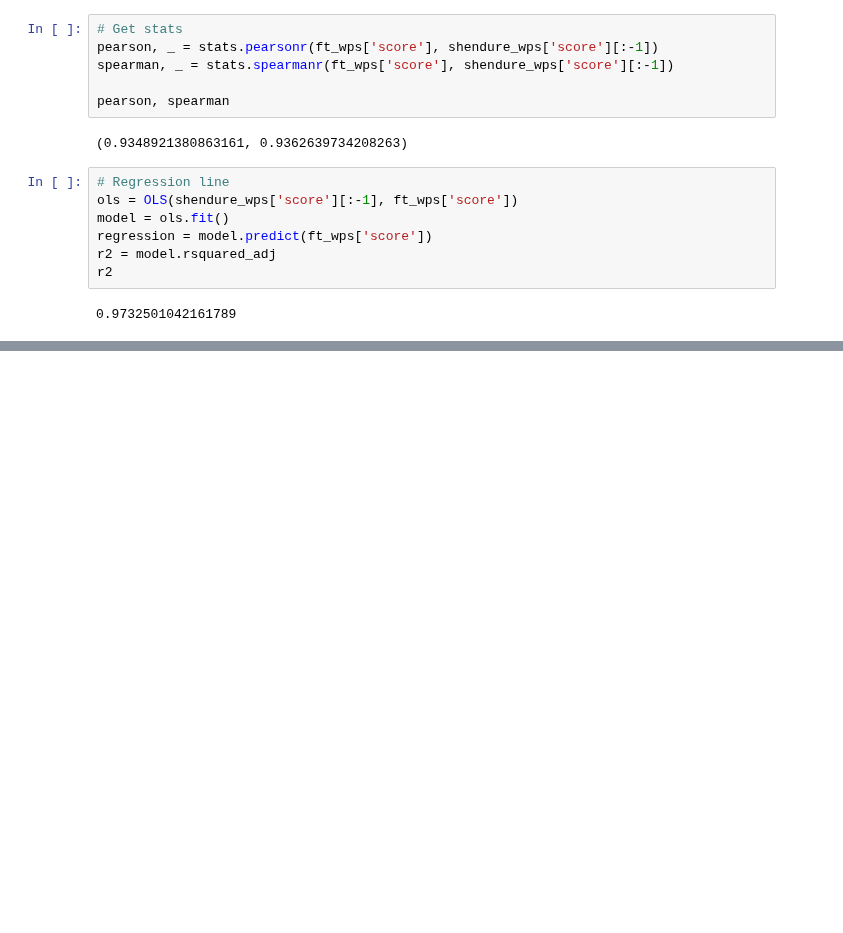
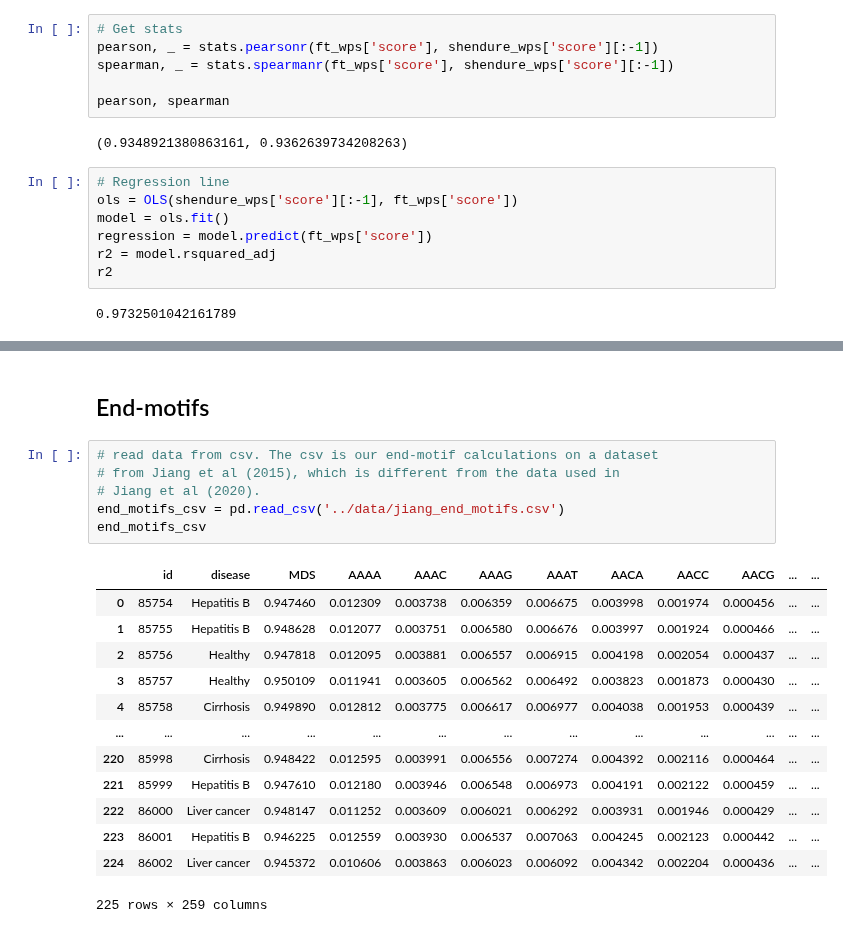
Before and after one commit to epifluidlab/FinaleToolkit, a Jupyter notebook: figs/frag_features_fig.ipynb, the cells around one changed output, grey strips where cells are left out. Saved outputs shown, nothing was run; the diff lists cells and outputs as text; blank space fills up the shorter version.

```diff
--- a/figs/frag_features_fig.ipynb
+++ b/figs/frag_features_fig.ipynb
@@ -107,0 +110,22 @@ Text(-15, -80, "$R^2=0.9733$\nPearson's $\\rho = 0.9349$\nSpearman's $r = 0.9363
+# %% [markdown]
+## End-motifs
+# %%
+# read data from csv. The csv is our end-motif calculations on a dataset
+# from Jiang et al (2015), which is different from the data used in
+# Jiang et al (2020).
+end_motifs_csv = pd.read_csv('../data/jiang_end_motifs.csv')
+end_motifs_csv
+# %% [output]
+|  | id | disease | MDS | AAAA | AAAC | AAAG | AAAT | AACA | AACC | AACG | ... | ... |
+| 0 | 85754 | Hepatitis B | 0.947460 | 0.012309 | 0.003738 | 0.006359 | 0.006675 | 0.003998 | 0.001974 | 0.000456 | ... | ... |
+| 1 | 85755 | Hepatitis B | 0.948628 | 0.012077 | 0.003751 | 0.006580 | 0.006676 | 0.003997 | 0.001924 | 0.000466 | ... | ... |
+| 2 | 85756 | Healthy | 0.947818 | 0.012095 | 0.003881 | 0.006557 | 0.006915 | 0.004198 | 0.002054 | 0.000437 | ... | ... |
+| 3 | 85757 | Healthy | 0.950109 | 0.011941 | 0.003605 | 0.006562 | 0.006492 | 0.003823 | 0.001873 | 0.000430 | ... | ... |
+| 4 | 85758 | Cirrhosis | 0.949890 | 0.012812 | 0.003775 | 0.006617 | 0.006977 | 0.004038 | 0.001953 | 0.000439 | ... | ... |
+| ... | ... | ... | ... | ... | ... | ... | ... | ... | ... | ... | ... | ... |
+| 220 | 85998 | Cirrhosis | 0.948422 | 0.012595 | 0.003991 | 0.006556 | 0.007274 | 0.004392 | 0.002116 | 0.000464 | ... | ... |
+| 221 | 85999 | Hepatitis B | 0.947610 | 0.012180 | 0.003946 | 0.006548 | 0.006973 | 0.004191 | 0.002122 | 0.000459 | ... | ... |
+| 222 | 86000 | Liver cancer | 0.948147 | 0.011252 | 0.003609 | 0.006021 | 0.006292 | 0.003931 | 0.001946 | 0.000429 | ... | ... |
+| 223 | 86001 | Hepatitis B | 0.946225 | 0.012559 | 0.003930 | 0.006537 | 0.007063 | 0.004245 | 0.002123 | 0.000442 | ... | ... |
+| 224 | 86002 | Liver cancer | 0.945372 | 0.010606 | 0.003863 | 0.006023 | 0.006092 | 0.004342 | 0.002204 | 0.000436 | ... | ... |
+225 rows × 259 columns
```
Also changed, not shown: parts of 6 cells of this notebook, 1 other file.
